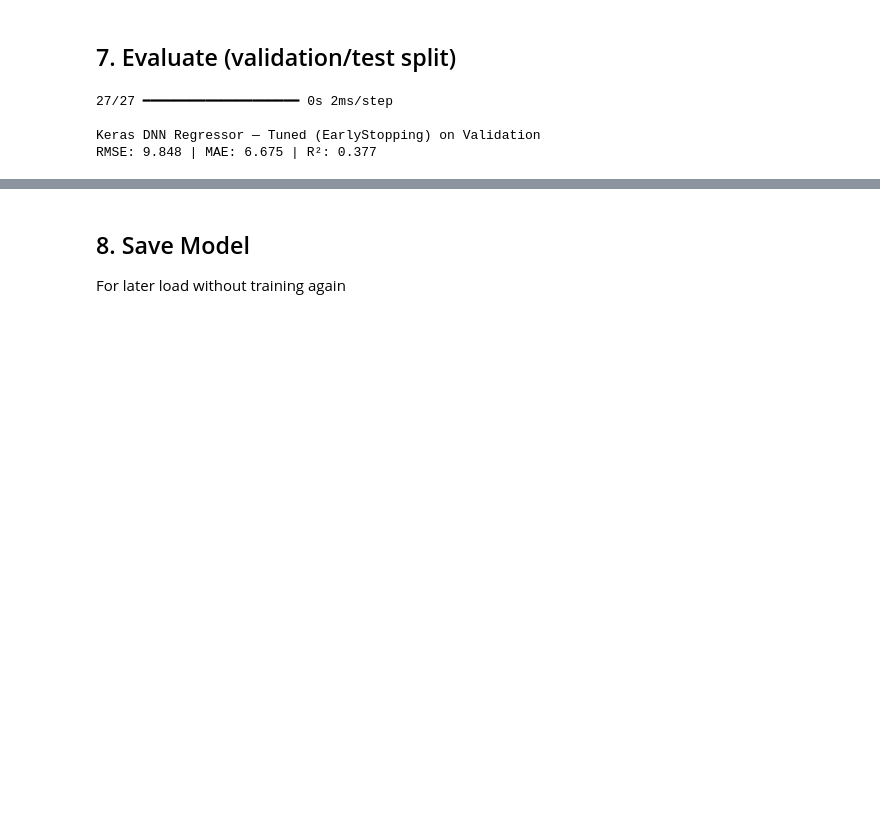
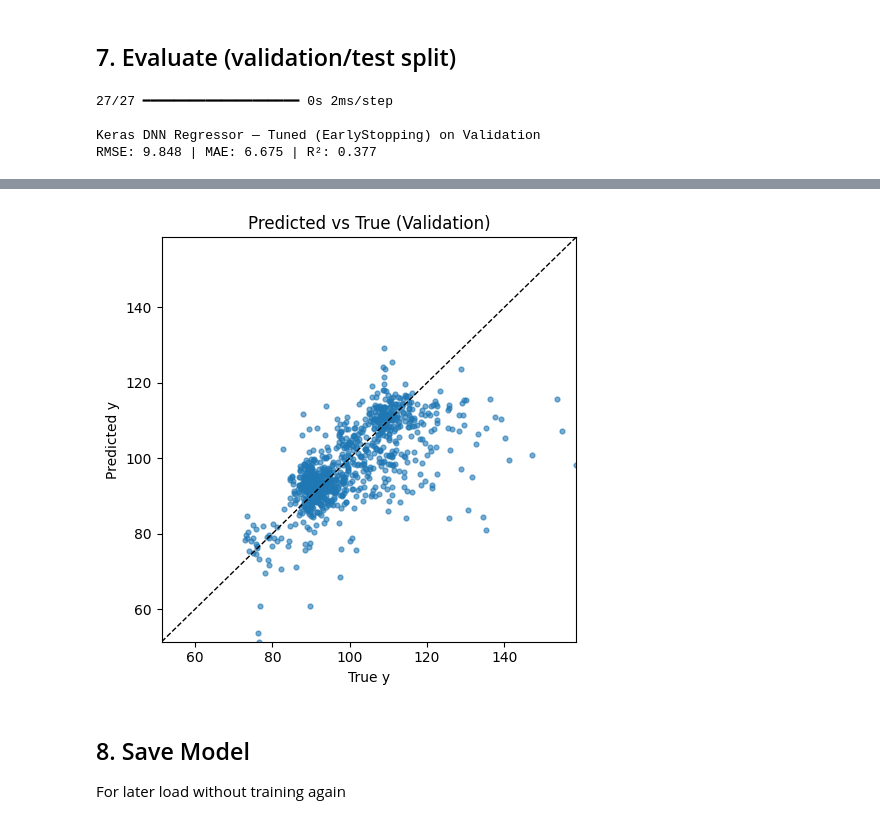
Before and after one commit to vaneyepes/mercedes, a Jupyter notebook: ann_regressor.ipynb, the cells around one changed output, grey strips where cells are left out. Saved outputs shown, nothing was run; the diff lists cells and outputs as text; code cells hidden in the pictures; blank space fills up the shorter version.

```diff
--- a/ann_regressor.ipynb
+++ b/ann_regressor.ipynb
@@ -237,3 +282,17 @@ RMSE: 9.848 | MAE: 6.675 | R²: 0.377
+# %%
+# y_pred already computed above with: y_pred = model.predict(X_valid_scaled).ravel()
+plt.figure(figsize=(5,5))
+plt.scatter(y_valid, y_pred, s=12, alpha=0.6)
+lims = [min(y_valid.min(), y_pred.min()), max(y_valid.max(), y_pred.max())]
+plt.plot(lims, lims, 'k--', linewidth=1)  # 45° perfect agreement
+plt.xlim(lims); plt.ylim(lims)
+plt.xlabel("True y")
+plt.ylabel("Predicted y")
+plt.title("Predicted vs True (Validation)")
+plt.tight_layout()
+plt.show()
+# %% [output]
+[figure, added]
 # %% [markdown]
 ## 8. Save Model
 For later load without training again
```
Also changed, not shown: parts of 3 cells of this notebook.
